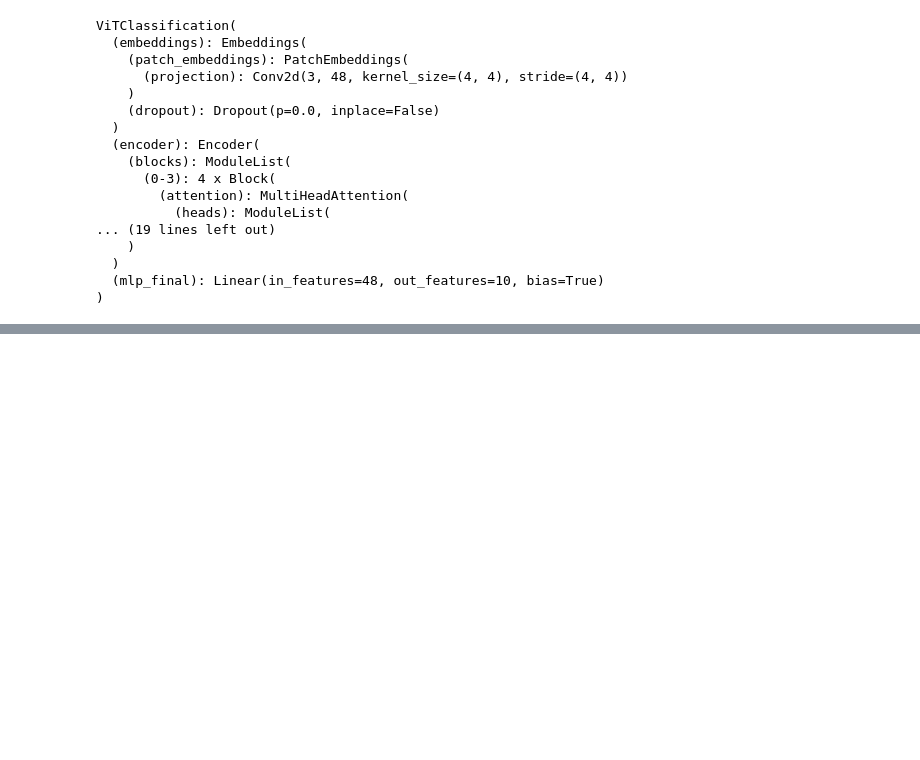
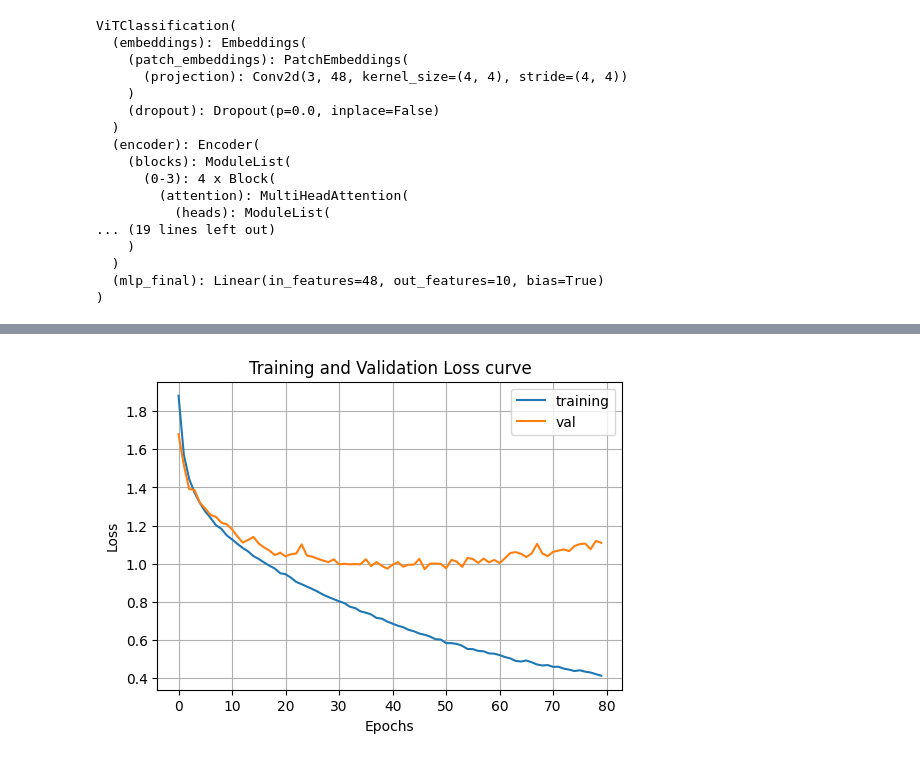
Before and after one commit to rudraxx/pytorch, a Jupyter notebook: Vision_Transformer_in_Pytorch.ipynb, the cells around one changed output, grey strips where cells are left out. Drawn from its saved outputs; the diff is of its cells as text; code cells hidden in the pictures; blank space fills up the shorter version.

```diff
--- a/Vision_Transformer_in_Pytorch.ipynb
+++ b/Vision_Transformer_in_Pytorch.ipynb
@@ -703,18 +707,20 @@ print(f"Accuracy on test set = {100.0*correct_samples/total_samples :.2f}%")
 # %%
 #Plot the loss curves
 import numpy as np
 
 plt.figure(figsize=(6,4))
-
+EPOCHS = 80
 plt.plot(np.arange(0,EPOCHS), array_training_loss, label="training")
 plt.plot(np.arange(EPOCHS), array_val_loss, label="val")
 plt.xlabel("Epochs")
 plt.ylabel("Loss")
 plt.title("Training and Validation Loss curve")
 plt.grid('on')
 plt.legend()
 
 plt.show()
+# %% [output]
+[figure, added]
 # %%
 # Show a few predictions
 
```
Also changed, not shown: parts of 5 cells of this notebook.
